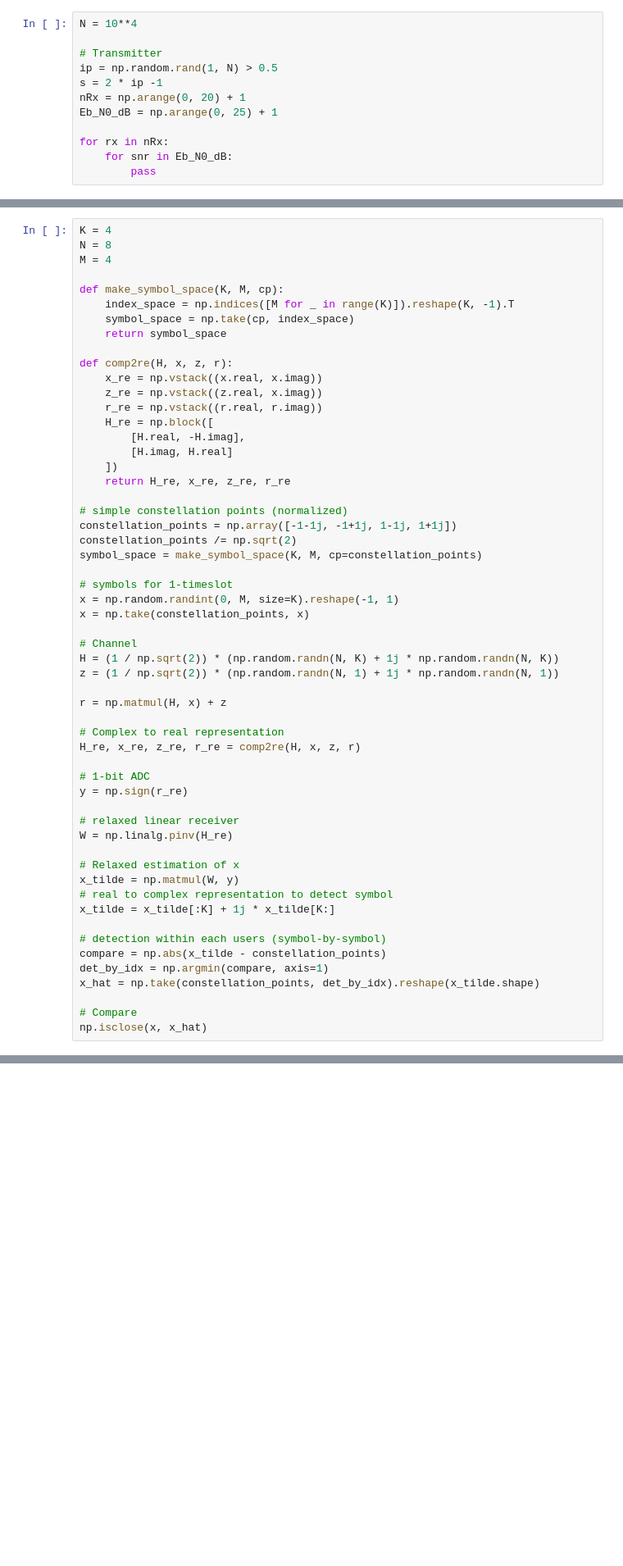
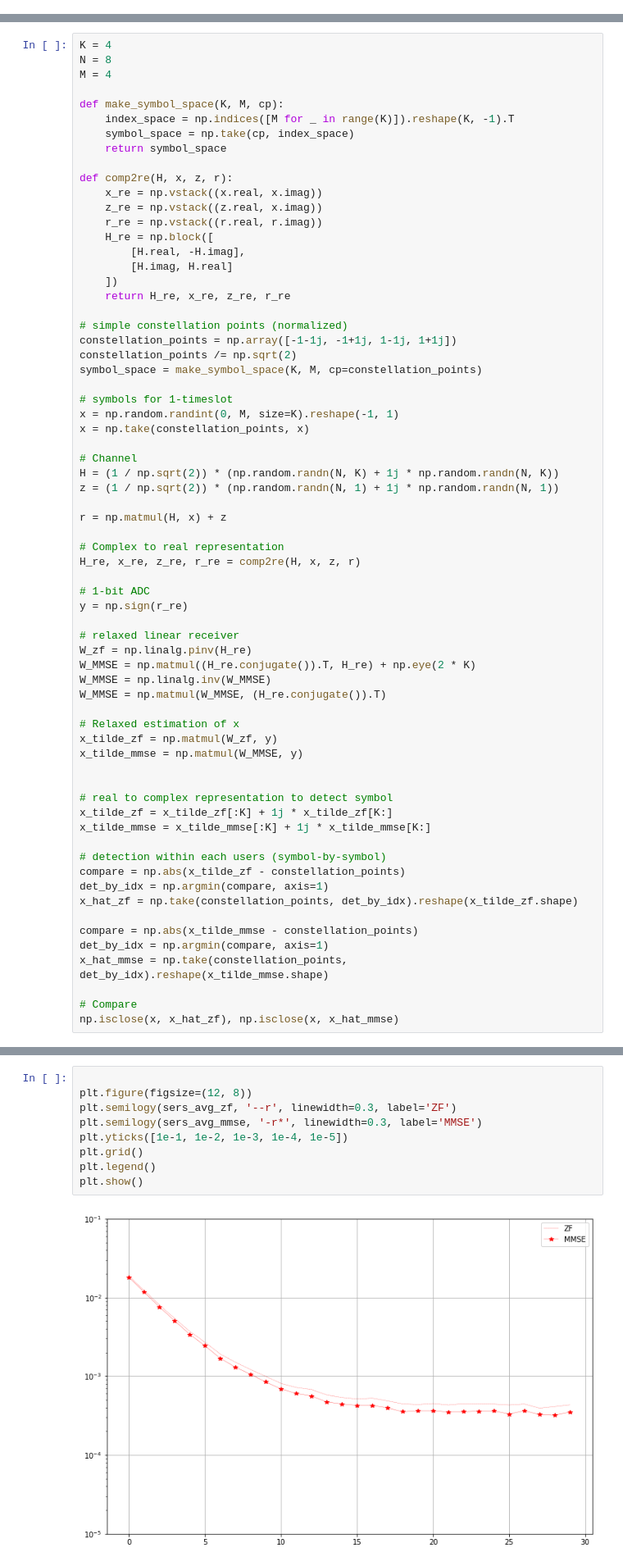
Before and after one commit to IISL-HYU/comm, a Jupyter notebook: practice.ipynb, the cells around one changed output, grey strips where cells are left out. Shown at 82% size. Saved outputs shown, nothing was run; the diff lists cells and outputs as text; blank space fills up the shorter version.

Commit message:
add MMSE to practice.ipynb

```diff
--- a/practice.ipynb
+++ b/practice.ipynb
@@ -45,12 +9,0 @@ plt.show()
-# %%
-N = 10**4
-
-# Transmitter
-ip = np.random.rand(1, N) > 0.5
-s = 2 * ip -1
-nRx = np.arange(0, 20) + 1
-Eb_N0_dB = np.arange(0, 25) + 1
-
-for rx in nRx:
-    for snr in Eb_N0_dB:
-        pass
@@ -300,18 +159,29 @@ H_re, x_re, z_re, r_re = comp2re(H, x, z, r)
 y = np.sign(r_re)
 
 # relaxed linear receiver
-W = np.linalg.pinv(H_re)
+W_zf = np.linalg.pinv(H_re)
+W_MMSE = np.matmul((H_re.conjugate()).T, H_re) + np.eye(2 * K)
+W_MMSE = np.linalg.inv(W_MMSE)
+W_MMSE = np.matmul(W_MMSE, (H_re.conjugate()).T)
 
 # Relaxed estimation of x
-x_tilde = np.matmul(W, y)
+x_tilde_zf = np.matmul(W_zf, y)
+x_tilde_mmse = np.matmul(W_MMSE, y)
+
+
 # real to complex representation to detect symbol
-x_tilde = x_tilde[:K] + 1j * x_tilde[K:]
+x_tilde_zf = x_tilde_zf[:K] + 1j * x_tilde_zf[K:]
+x_tilde_mmse = x_tilde_mmse[:K] + 1j * x_tilde_mmse[K:]
 
 # detection within each users (symbol-by-symbol)
-compare = np.abs(x_tilde - constellation_points)
+compare = np.abs(x_tilde_zf - constellation_points)
 det_by_idx = np.argmin(compare, axis=1)
-x_hat = np.take(constellation_points, det_by_idx).reshape(x_tilde.shape)
+x_hat_zf = np.take(constellation_points, det_by_idx).reshape(x_tilde_zf.shape)
+
+compare = np.abs(x_tilde_mmse - constellation_points)
+det_by_idx = np.argmin(compare, axis=1)
+x_hat_mmse = np.take(constellation_points, det_by_idx).reshape(x_tilde_mmse.shape)
 
 # Compare
-np.isclose(x, x_hat)
+np.isclose(x, x_hat_zf), np.isclose(x, x_hat_mmse)
 # %% [output]
@@ -424,3 +441,14 @@ snr:  29 ser:  0.141675
+# %%
+
+plt.figure(figsize=(12, 8))
+plt.semilogy(sers_avg_zf, '--r', linewidth=0.3, label='ZF')
+plt.semilogy(sers_avg_mmse, '-r*', linewidth=0.3, label='MMSE')
+plt.yticks([1e-1, 1e-2, 1e-3, 1e-4, 1e-5])
+plt.grid()
+plt.legend()
+plt.show()
+# %% [output]
+[figure, added]
 # %%
 sers_avg_squeezed_loaded = np.load("./results/sers_avg_1_bit_zero_forcing.npy")
 sers_avg_real = np.load("./results/sers_avg_conventional_zero_forcing.npy")
```
Also changed, not shown: parts of 24 cells of this notebook.
